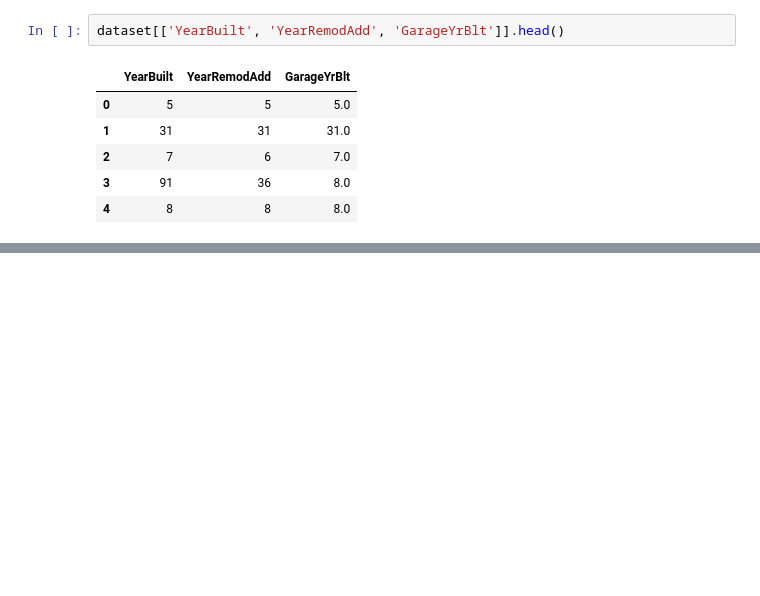
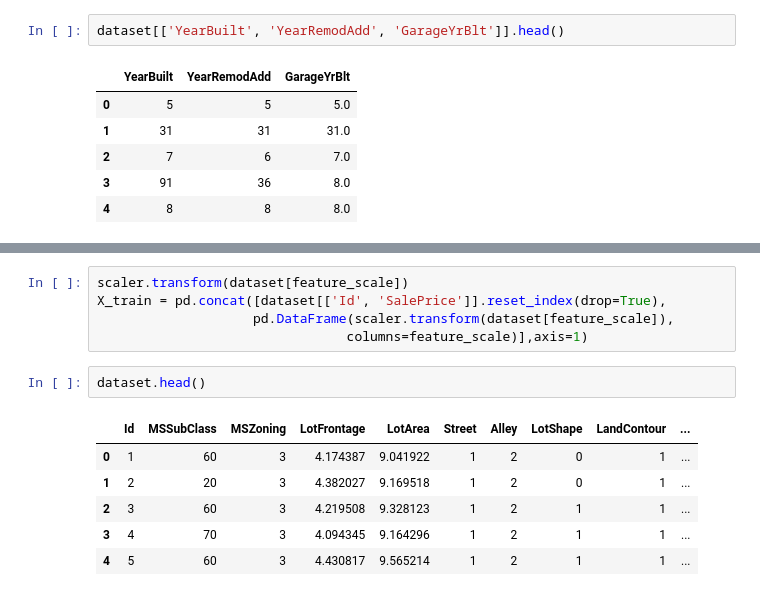
Before and after one commit to ManoranjanThakur/ML_Models-Feature_Engineering-EDA, a Jupyter notebook: advanced-regression-techniques.ipynb, the cells around one changed output, grey strips where cells are left out. Saved outputs shown, nothing was run; the diff lists cells and outputs as text; blank space fills up the shorter version.

```diff
--- a/advanced-regression-techniques.ipynb
+++ b/advanced-regression-techniques.ipynb
@@ -414,0 +654,14 @@ dataset[['YearBuilt', 'YearRemodAdd', 'GarageYrBlt']].head()
+# %%
+scaler.transform(dataset[feature_scale])
+X_train = pd.concat([dataset[['Id', 'SalePrice']].reset_index(drop=True),
+                    pd.DataFrame(scaler.transform(dataset[feature_scale]),
+                                columns=feature_scale)],axis=1)
+# %%
+dataset.head()
+# %% [output]
+|  | Id | MSSubClass | MSZoning | LotFrontage | LotArea | Street | Alley | LotShape | LandContour | ... |
+| 0 | 1 | 60 | 3 | 4.174387 | 9.041922 | 1 | 2 | 0 | 1 | ... |
+| 1 | 2 | 20 | 3 | 4.382027 | 9.169518 | 1 | 2 | 0 | 1 | ... |
+| 2 | 3 | 60 | 3 | 4.219508 | 9.328123 | 1 | 2 | 1 | 1 | ... |
+| 3 | 4 | 70 | 3 | 4.094345 | 9.164296 | 1 | 2 | 1 | 1 | ... |
+| 4 | 5 | 60 | 3 | 4.430817 | 9.565214 | 1 | 2 | 1 | 1 | ... |
```
Also changed, not shown: parts of 27 cells of this notebook.
